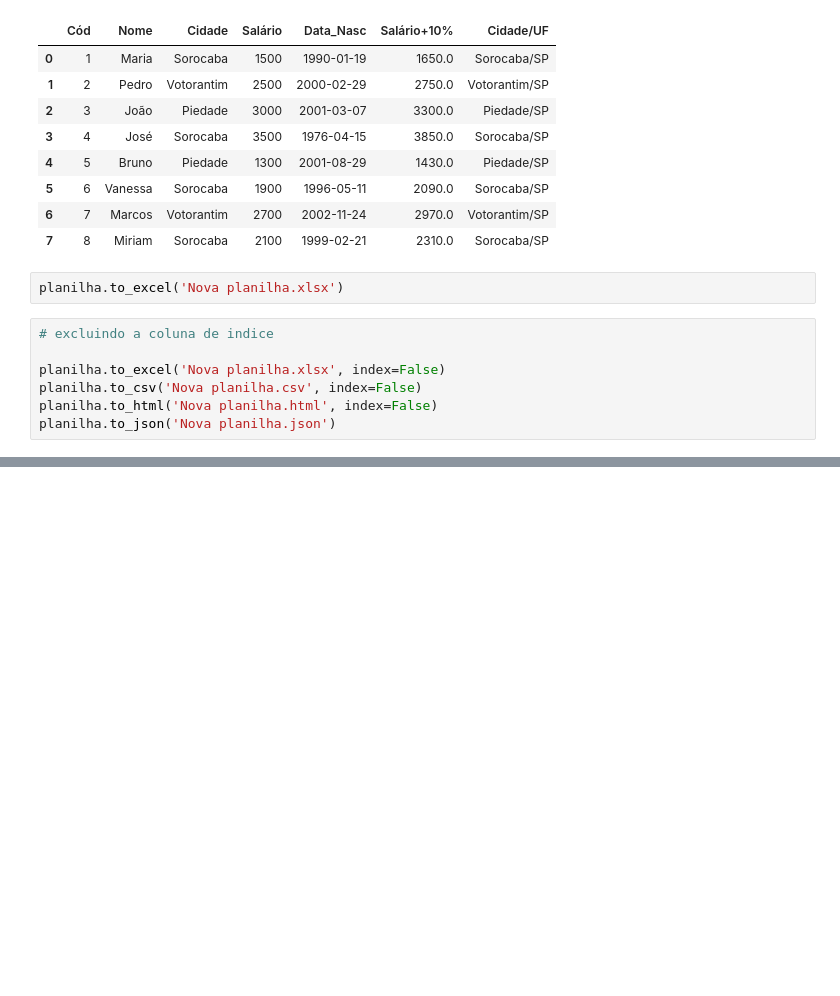
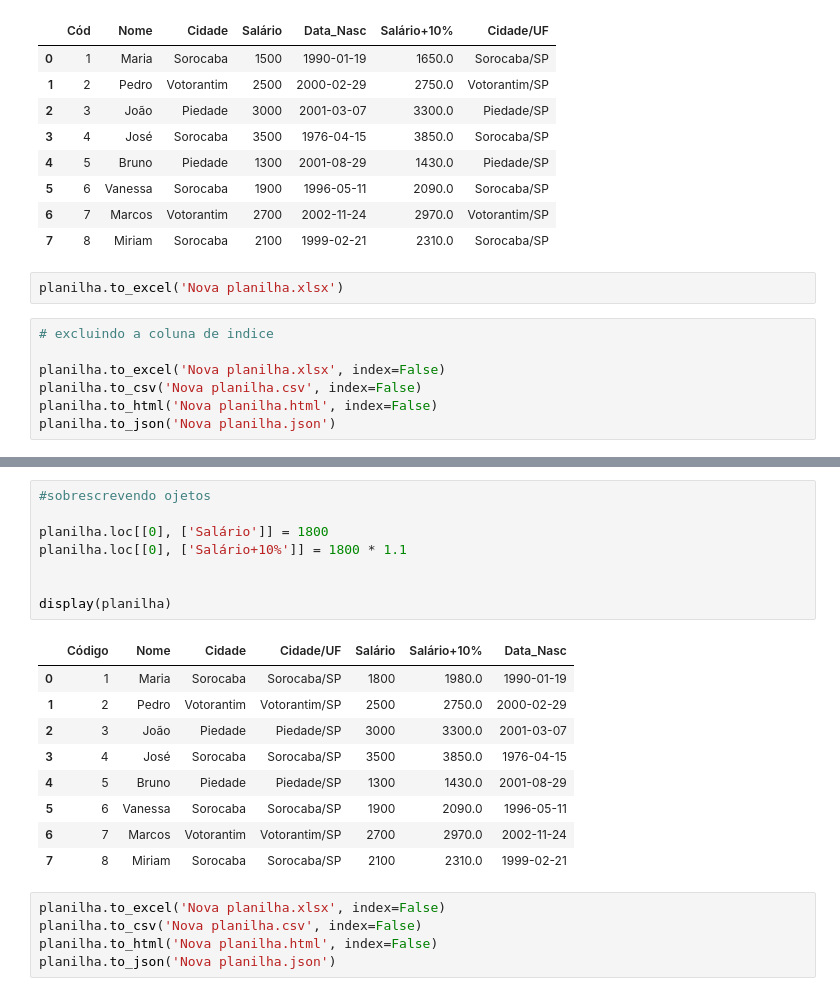
Before and after one commit to ThFaro/Python_Senai, a Jupyter notebook: 16 - Bibliotecas/pandas_projetcs/panda_teste.ipynb, the cells around one changed output, grey strips where cells are left out. Saved outputs shown, nothing was run; the diff lists cells and outputs as text; blank space fills up the shorter version.

```diff
--- a/16 - Bibliotecas/pandas_projetcs/panda_teste.ipynb
+++ b/16 - Bibliotecas/pandas_projetcs/panda_teste.ipynb
@@ -310,0 +351,23 @@ planilha.to_json('Nova planilha.json')
+# %%
+#sobrescrevendo ojetos
+
+planilha.loc[[0], ['Salário']] = 1800
+planilha.loc[[0], ['Salário+10%']] = 1800 * 1.1
+
+
+display(planilha)
+# %% [output]
+|  | Código | Nome | Cidade | Cidade/UF | Salário | Salário+10% | Data_Nasc |
+| 0 | 1 | Maria | Sorocaba | Sorocaba/SP | 1800 | 1980.0 | 1990-01-19 |
+| 1 | 2 | Pedro | Votorantim | Votorantim/SP | 2500 | 2750.0 | 2000-02-29 |
+| 2 | 3 | João | Piedade | Piedade/SP | 3000 | 3300.0 | 2001-03-07 |
+| 3 | 4 | José | Sorocaba | Sorocaba/SP | 3500 | 3850.0 | 1976-04-15 |
+| 4 | 5 | Bruno | Piedade | Piedade/SP | 1300 | 1430.0 | 2001-08-29 |
+| 5 | 6 | Vanessa | Sorocaba | Sorocaba/SP | 1900 | 2090.0 | 1996-05-11 |
+| 6 | 7 | Marcos | Votorantim | Votorantim/SP | 2700 | 2970.0 | 2002-11-24 |
+| 7 | 8 | Miriam | Sorocaba | Sorocaba/SP | 2100 | 2310.0 | 1999-02-21 |
+# %%
+planilha.to_excel('Nova planilha.xlsx', index=False)
+planilha.to_csv('Nova planilha.csv', index=False)
+planilha.to_html('Nova planilha.html', index=False)
+planilha.to_json('Nova planilha.json')
```
Also changed, not shown: parts of 3 cells of this notebook, 4 other files.
